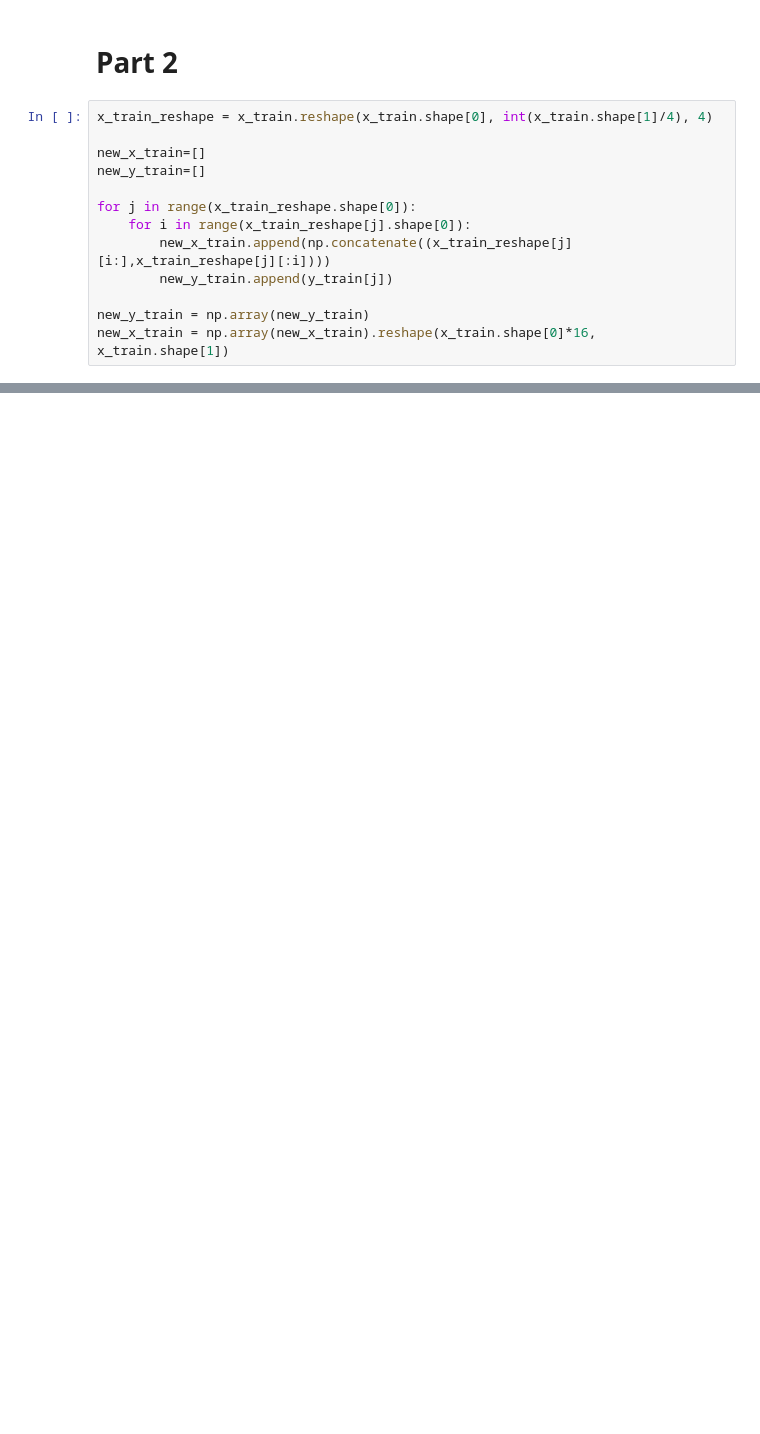
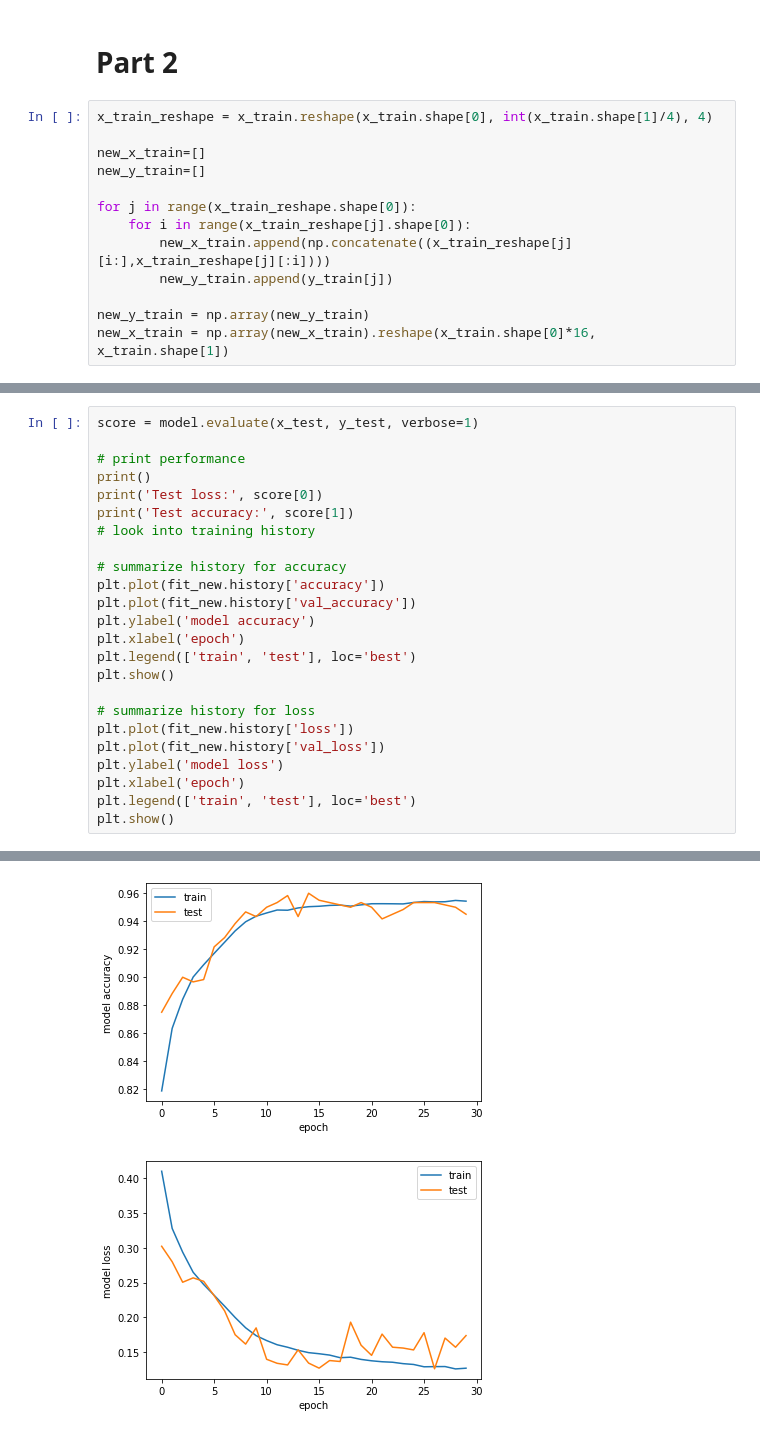
Before and after one commit to samuelelipani/lcpb, a Jupyter notebook: ex2.ipynb, the cells around one changed output, grey strips where cells are left out. Saved outputs shown, nothing was run; the diff lists cells and outputs as text; blank space fills up the shorter version.

```diff
--- a/ex2.ipynb
+++ b/ex2.ipynb
@@ -301,0 +396,25 @@ print(param_grid)
+# %%
+score = model.evaluate(x_test, y_test, verbose=1)
+
+# print performance
+print()
+print('Test loss:', score[0])
+print('Test accuracy:', score[1])
+# look into training history
+
+# summarize history for accuracy
+plt.plot(fit_new.history['accuracy'])
+plt.plot(fit_new.history['val_accuracy'])
+plt.ylabel('model accuracy')
+plt.xlabel('epoch')
+plt.legend(['train', 'test'], loc='best')
+plt.show()
+
+# summarize history for loss
+plt.plot(fit_new.history['loss'])
+plt.plot(fit_new.history['val_loss'])
+plt.ylabel('model loss')
+plt.xlabel('epoch')
+plt.legend(['train', 'test'], loc='best')
+plt.show()
+# %% [output]
@@ -301,0 +425,2 @@ print(param_grid)
+[figure, added]
+[figure, added]
```
Also changed, not shown: parts of 13 cells of this notebook.
